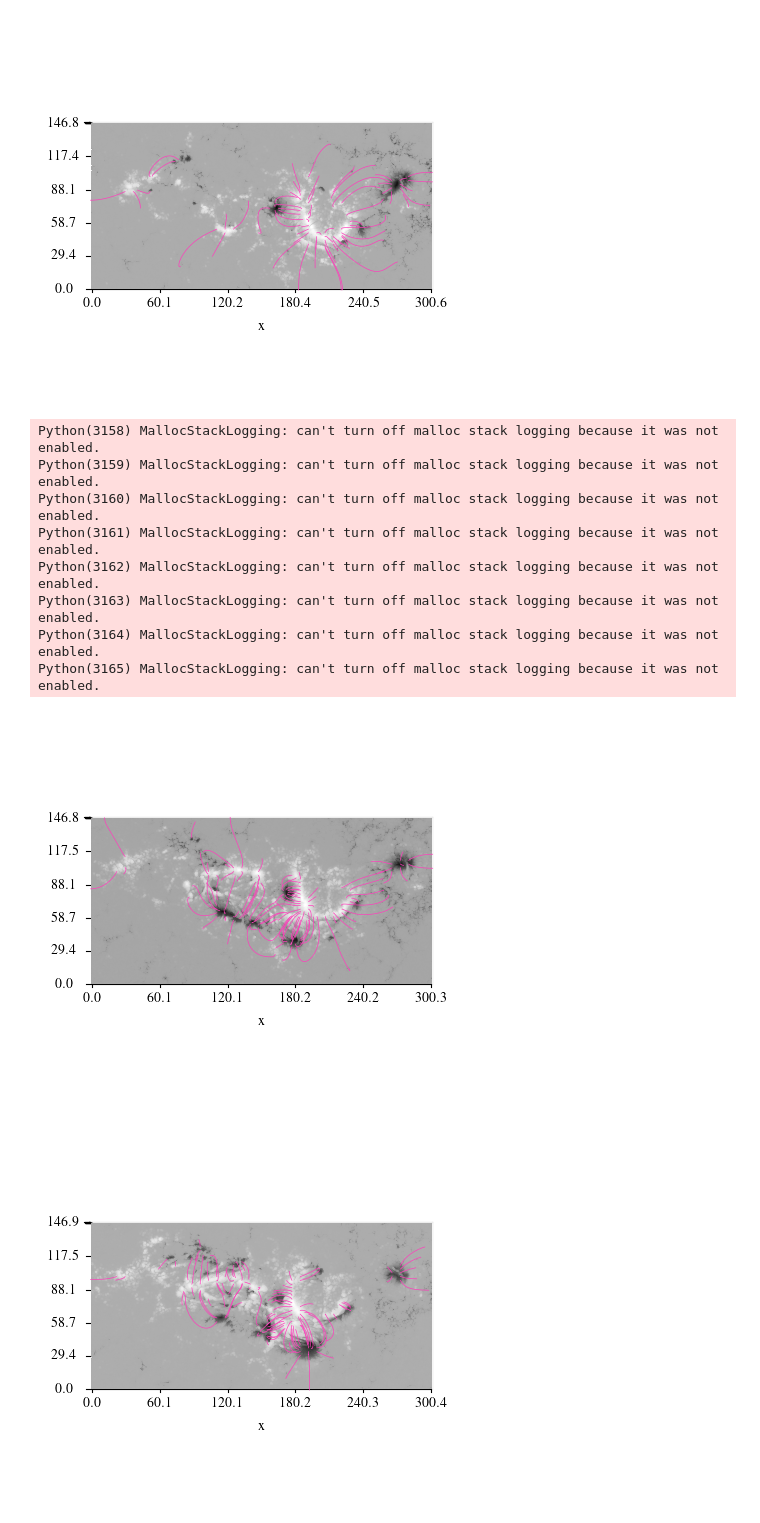
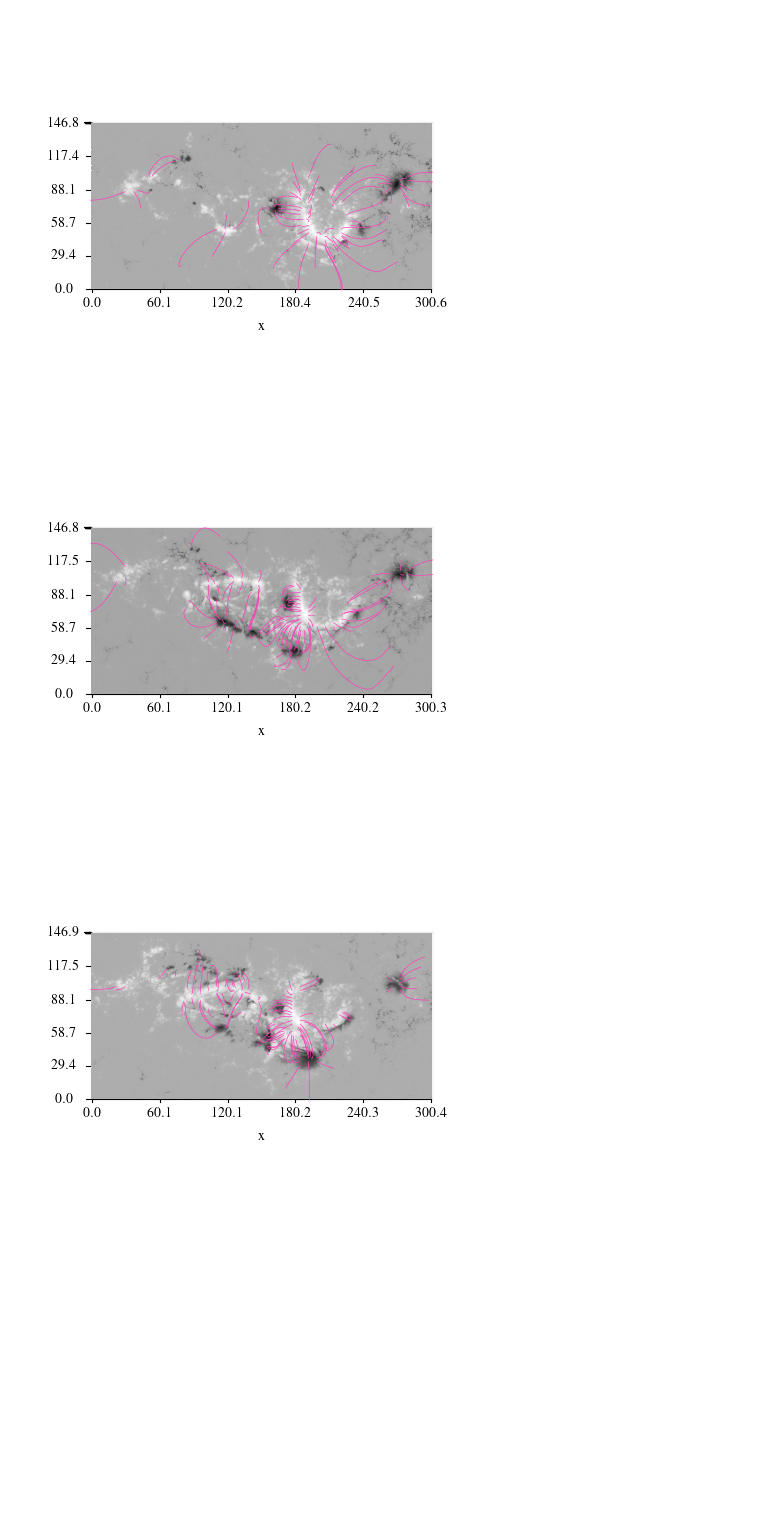
Before and after one commit to LMNadol/mflex, a Jupyter notebook: mhsflex/2024_cme_magnetograms.ipynb, the cells around one changed output. Saved outputs shown, nothing was run; the diff lists cells and outputs as text; code cells hidden in the pictures; blank space fills up the shorter version.

```diff
--- a/mhsflex/2024_cme_magnetograms.ipynb
+++ b/mhsflex/2024_cme_magnetograms.ipynb
@@ -45 +85,3 @@ cmap2 = colors.LinearSegmentedColormap.from_list(
+# %%
+a = 0.38
 # %%
@@ -56,24 +95,16 @@ plot(data3d_6May, view="los")
 # %% [output]
 [figure]
 # %%
-# path = "/Users/lilli/Desktop/Thesis/May2024_flare/magnetograms/hmi_m_45s_2024_05_07_14_01_30_tai_magnetogram.fits"
-# # -170, 220, -370, -190
-# data2d = Field2dData.from_fits_SDO(path)
-# data3d = calculate_magfield(data2d, 0.0, 1.0, 0.0, 2.0, 0.2)
-path2save = "/Users/lilli/Desktop/Thesis/May2024_flare/May7"
-# data3d.save(path2save)
+path = "/Users/lilli/Desktop/Thesis/May2024_flare/magnetograms/hmi_m_45s_2024_05_07_14_01_30_tai_magnetogram.fits"
+# -170, 220, -370, -190
+data2d = Field2dData.from_fits_SDO(path)
+data3d = calculate_magfield(data2d, a, 1.0, alpha, 2.0, 0.2)
+path2save = "/Users/lilli/Desktop/Thesis/May2024_flare/May7_mhs"
+data3d.save(path2save)
 
-data3d_7May = Field3dData.load(path2save)
+#data3d_7May = Field3dData.load(path2save)
 # %%
-plot(data3d_7May, view="los")
+plot(data3d, view="los")
 # %% [output]
-Python(3158) MallocStackLogging: can't turn off malloc stack logging because it was not enabled.
-Python(3159) MallocStackLogging: can't turn off malloc stack logging because it was not enabled.
-Python(3160) MallocStackLogging: can't turn off malloc stack logging because it was not enabled.
-Python(3161) MallocStackLogging: can't turn off malloc stack logging because it was not enabled.
-Python(3162) MallocStackLogging: can't turn off malloc stack logging because it was not enabled.
-Python(3163) MallocStackLogging: can't turn off malloc stack logging because it was not enabled.
-Python(3164) MallocStackLogging: can't turn off malloc stack logging because it was not enabled.
-Python(3165) MallocStackLogging: can't turn off malloc stack logging because it was not enabled.
-[figure, old version]
+[figure, new version]
 # %%
```
Also changed, not shown: parts of 7 cells of this notebook, 9 other files.
